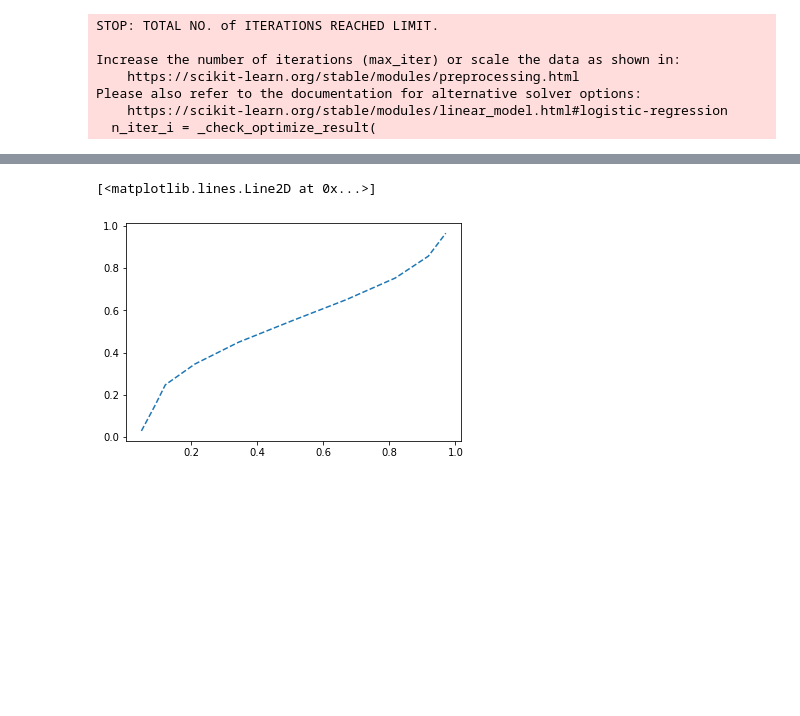
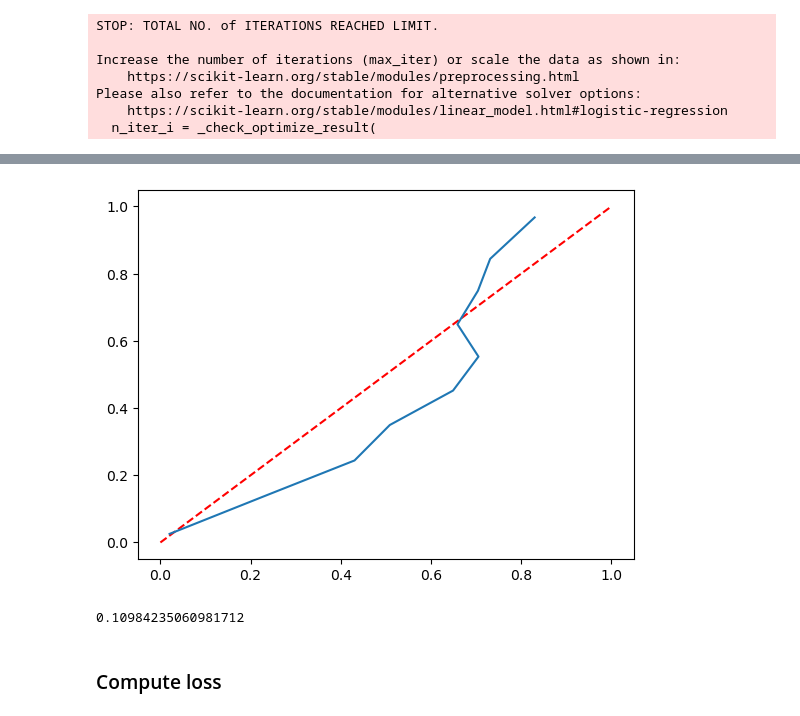
Before and after one commit to DSC180A/create_credit_score, a Jupyter notebook: src/data/make_dataset.ipynb, the cells around one changed output, grey strips where cells are left out. Saved outputs shown, nothing was run; the diff lists cells and outputs as text; code cells hidden in the pictures; blank space fills up the shorter version.

```diff
--- a/src/data/make_dataset.ipynb
+++ b/src/data/make_dataset.ipynb
@@ -216,9 +235,17 @@ fig.tight_layout()
 # %%
 from sklearn.calibration import calibration_curve
 
 prob_true, prob_pred = calibration_curve(y_test, clf.predict_proba(X_test)[:,1], n_bins=10, normalize = True)
 
-plt.plot(prob_true,prob_pred,linestyle='--')
+plt.plot([0, 1], [0, 1],'r--')
+plt.plot(prob_true, prob_pred)
+plt.show()
+
+
+ece = np.sum(np.abs(prob_true - prob_pred) * ((len(y_test)/10) / len(y_test)))
+print(ece)
 # %% [output]
+[figure, new version]
-[<matplotlib.lines.Line2D at 0x...>]
+0.10984235060981712
-[figure, old version]
+# %% [markdown]
+### Compute loss
```
Also changed, not shown: parts of 22 cells of this notebook.
